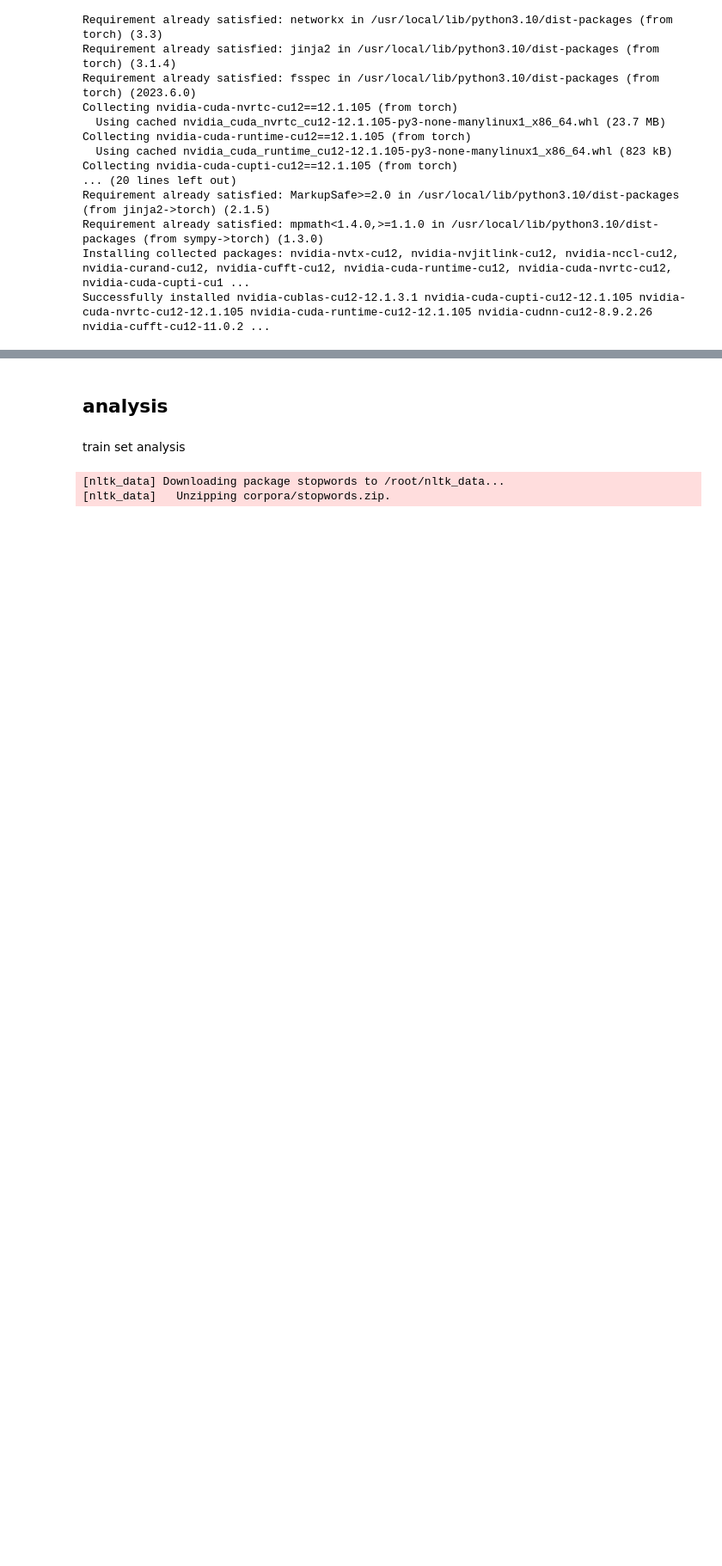
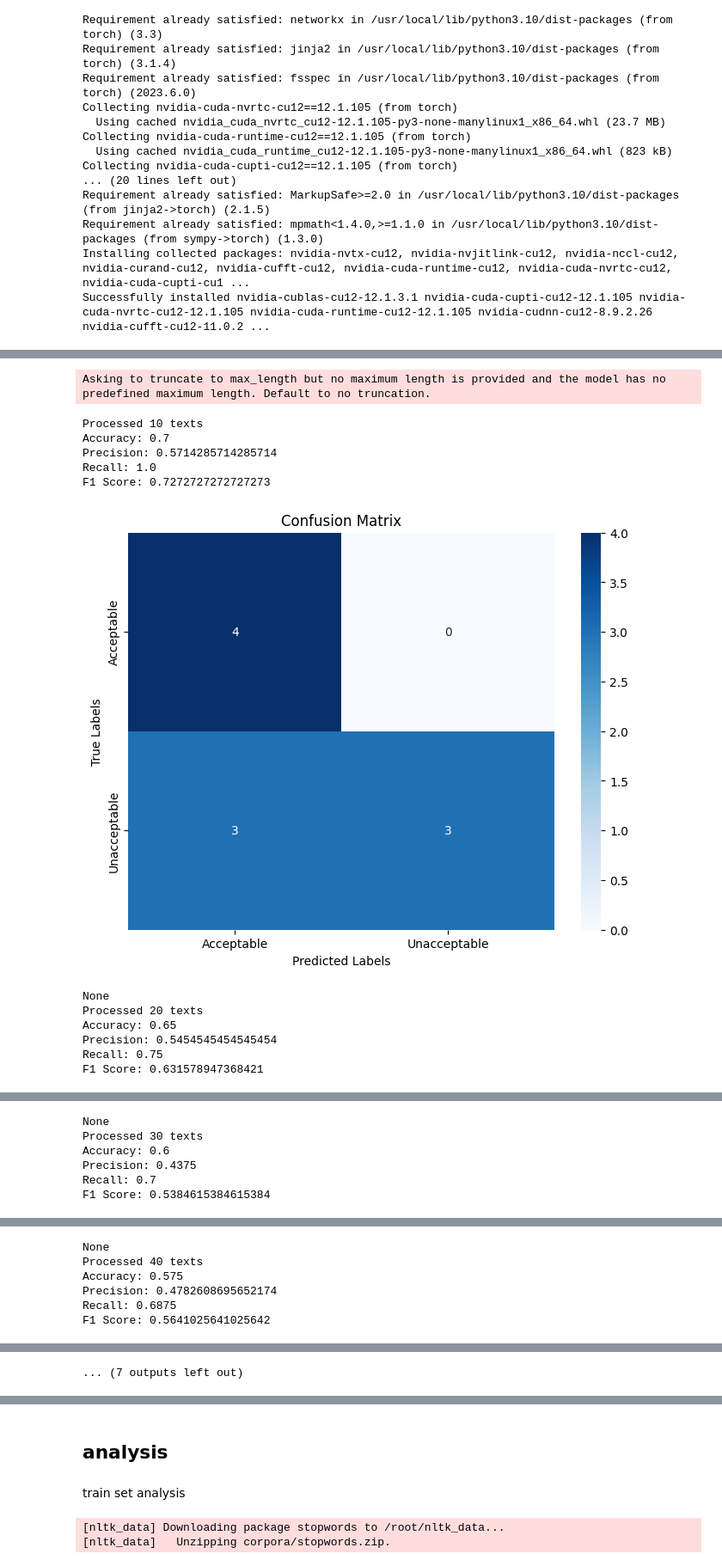
Before and after one commit to shelly-serafimovich/Law-and-Ethics-Project, a Jupyter notebook: Law_&_Ethics_Project.ipynb, the cells around one changed output, grey strips where cells are left out. Shown at 86% size. Cells and saved outputs as stored; diff of their text form; code cells hidden in the pictures; blank space fills up the shorter version.

```diff
--- a/Law_&_Ethics_Project.ipynb
+++ b/Law_&_Ethics_Project.ipynb
@@ -74,14 +74,3 @@ Requirement already satisfied: MarkupSafe>=2.0 in /usr/local/lib/python3.10/dist
 Requirement already satisfied: mpmath<1.4.0,>=1.1.0 in /usr/local/lib/python3.10/dist-packages (from sympy->torch) (1.3.0)
 Installing collected packages: nvidia-nvtx-cu12, nvidia-nvjitlink-cu12, nvidia-nccl-cu12, nvidia-curand-cu12, nvidia-cufft-cu12, nvidia-cuda-runtime-cu12, nvidia-cuda-nvrtc-cu12, nvidia-cuda-cupti-cu1 ...
 Successfully installed nvidia-cublas-cu12-12.1.3.1 nvidia-cuda-cupti-cu12-12.1.105 nvidia-cuda-nvrtc-cu12-12.1.105 nvidia-cuda-runtime-cu12-12.1.105 nvidia-cudnn-cu12-8.9.2.26 nvidia-cufft-cu12-11.0.2 ...
-# %%
-# Define the text you want to classify and the candidate labels
-pipe = pipeline("zero-shot-classification", model="sileod/deberta-v3-small-tasksource-nli")
-
-text = "I want to have an abortion"
-candidate_labels = ["acceptable", "unacceptable"]
-
-# Perform classification
-results = pipe(text, candidate_labels=candidate_labels)
-
-print(results)
@@ -129,0 +199,53 @@ Accuracy: 0.44
+# %%
+import pandas as pd
+import numpy as np
+from transformers import pipeline
+from sklearn.metrics import accuracy_score, confusion_matrix, precision_score, recall_score, f1_score
+import matplotlib.pyplot as plt
+import seaborn as sns
+
+# Sample the data
+sampled_data = test_df.sample(n=100, random_state=42)
+test_texts = sampled_data['text'].tolist()
+test_labels = sampled_data['label'].astype(int).tolist()  # Ensure labels are integers
+
+# Initialize the zero-shot classification pipeline
+classifier = pipeline("zero-shot-classification", model="sileod/deberta-v3-large-tasksource-nli")
+
+# Define the candidate labels for classification
+candidate_labels = ["acceptable", "unacceptable"]
+
+# Perform classification on each text entry in the test set
+predictions = []
+labels = []
+
+for i, text in enumerate(test_texts):
+    result = classifier(text, candidate_labels)
+    # print("result", result)
+    # Get the label with the highest score
+    predicted_label = result['labels'][0]
+    # print("predicted_label", predicted_label)
+    # print("label", test_labels[i])
+    # Convert predicted label to integer (0 for 'acceptable', 1 for 'unacceptable')
+    predicted_label_int = 0 if predicted_label == 'acceptable' else 1
+    predictions.append(predicted_label_int)
+    labels.append(test_labels[i])
+    if (i + 1) % 10 == 0:
+        print(f"Processed {i + 1} texts")
+        print(calc_and_print_metrics(labels,predictions))
+
+calc_and_print_metrics(test_labels,predictions)
+# %% [output]
+Asking to truncate to max_length but no maximum length is provided and the model has no predefined maximum length. Default to no truncation.
+Processed 10 texts
+Accuracy: 0.7
+Precision: 0.5714285714285714
+Recall: 1.0
+F1 Score: 0.7272727272727273
+[figure, added]
+None
+Processed 20 texts
+Accuracy: 0.65
+Precision: 0.5454545454545454
+Recall: 0.75
+F1 Score: 0.631578947368421
@@ -129,0 +253,6 @@ Accuracy: 0.44
+None
+Processed 30 texts
+Accuracy: 0.6
+Precision: 0.4375
+Recall: 0.7
+F1 Score: 0.5384615384615384
@@ -129,0 +260,6 @@ Accuracy: 0.44
+None
+Processed 40 texts
+Accuracy: 0.575
+Precision: 0.4782608695652174
+Recall: 0.6875
+F1 Score: 0.5641025641025642
@@ -129,0 +280 @@ Accuracy: 0.44
+... (7 outputs left out)
```
Also changed, not shown: parts of 12 cells of this notebook.
